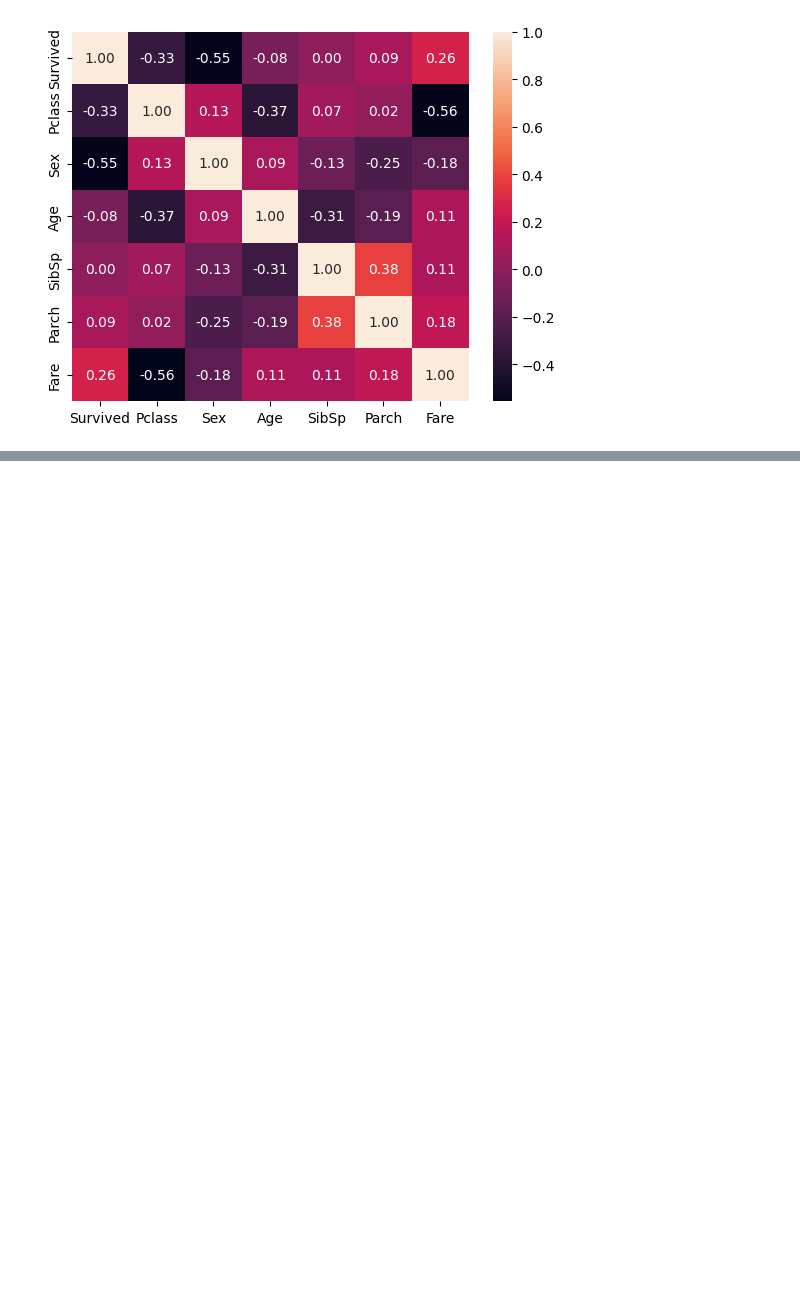
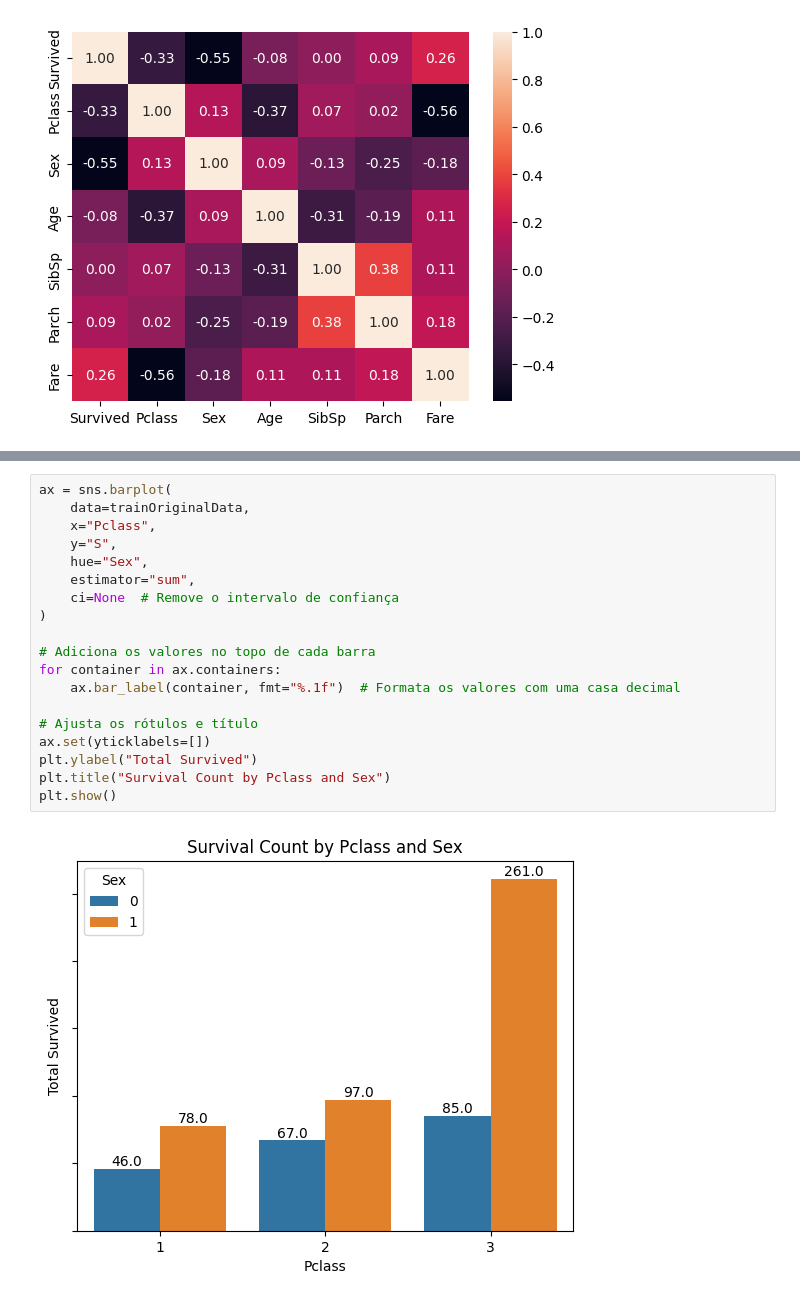
Before and after one commit to CarlosHenriqueMatos/dataExplorationAndML, a Jupyter notebook: AddingFeatureEngeneering.ipynb, the cells around one changed output, grey strips where cells are left out. Drawn from its saved outputs; the diff is of its cells as text; blank space fills up the shorter version.

```diff
--- a/AddingFeatureEngeneering.ipynb
+++ b/AddingFeatureEngeneering.ipynb
@@ -403,0 +467,21 @@ g = sns.heatmap(trainOriginalData[["Survived","Pclass","Sex","Age","SibSp","Parc
+# %%
+ax = sns.barplot(
+    data=trainOriginalData,
+    x="Pclass",
+    y="S",
+    hue="Sex",
+    estimator="sum",
+    ci=None  # Remove o intervalo de confiança
+)
+
+# Adiciona os valores no topo de cada barra
+for container in ax.containers:
+    ax.bar_label(container, fmt="%.1f")  # Formata os valores com uma casa decimal
+
+# Ajusta os rótulos e título
+ax.set(yticklabels=[])
+plt.ylabel("Total Survived")
+plt.title("Survival Count by Pclass and Sex")
+plt.show()
+# %% [output]
+[figure, added]
```
Also changed, not shown: parts of 9 cells of this notebook.
